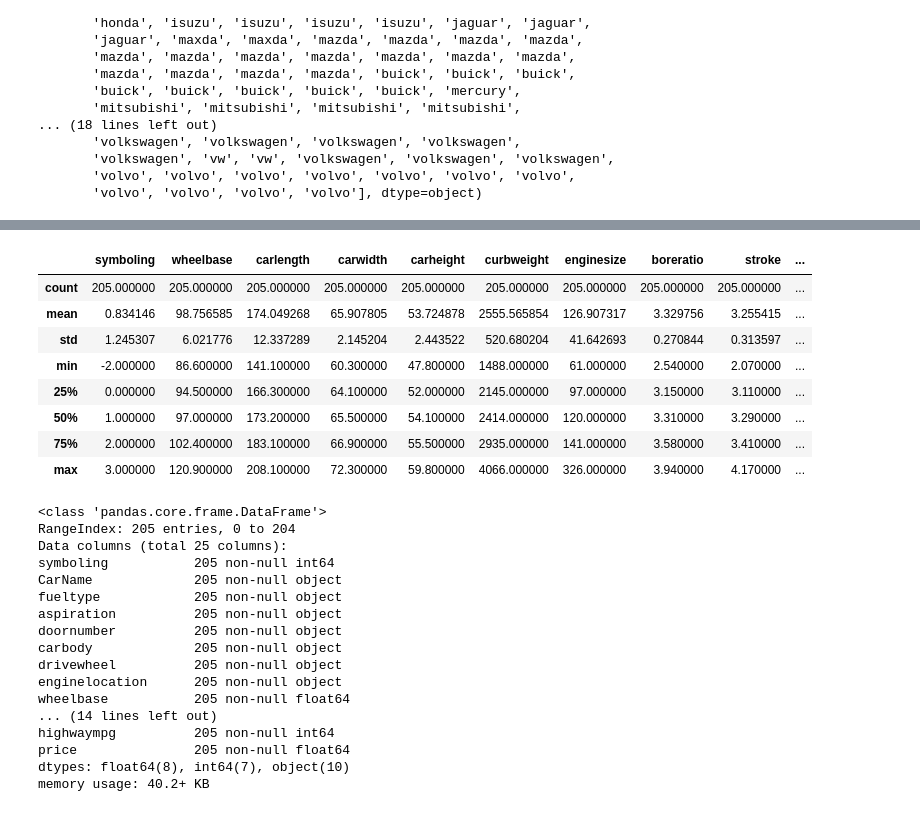
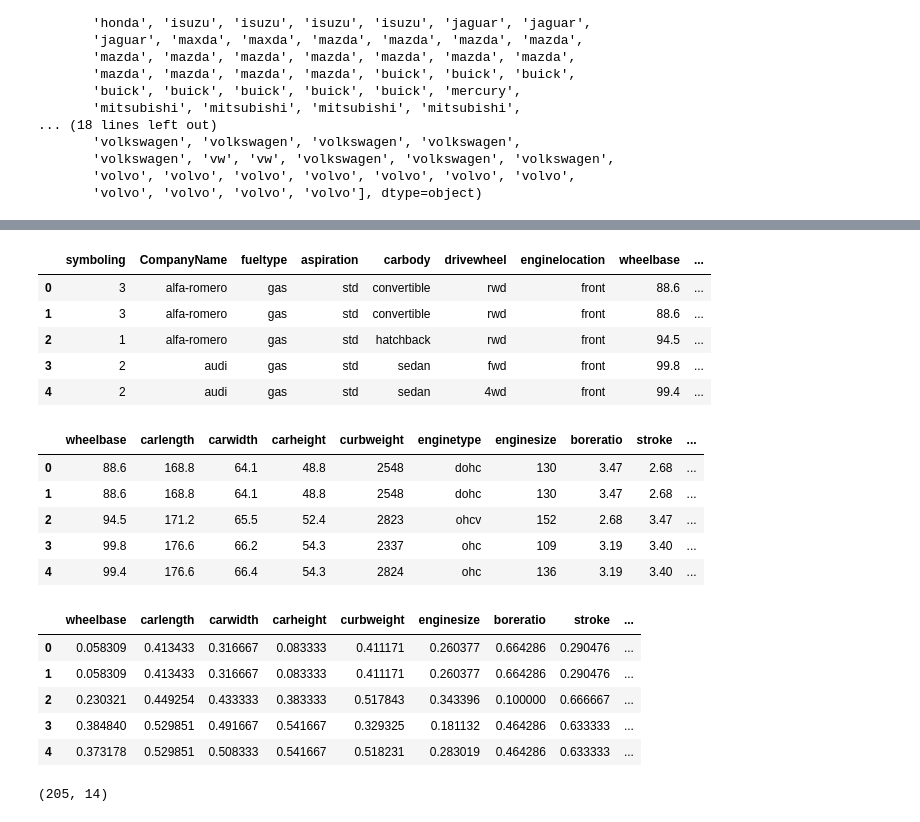
Before and after one commit to Bk073/car-price-prediction, a Jupyter notebook: linear_reg_fuse.ipynb, the cells around one changed output, grey strips where cells are left out. Cells and saved outputs as stored; diff of their text form; code cells hidden in the pictures.

```diff
--- a/linear_reg_fuse.ipynb
+++ b/linear_reg_fuse.ipynb
@@ -180,12 +233,11 @@ TypeError: ignored
+# %%
+car_data.drop(labels='doornumber', axis=1, inplace=True)
 # %%
-car_data.describe()
+car_data.head()
 # %% [output]
-|  | symboling | wheelbase | carlength | carwidth | carheight | curbweight | enginesize | boreratio | stroke | ... |
-| count | 205.000000 | 205.000000 | 205.000000 | 205.000000 | 205.000000 | 205.000000 | 205.000000 | 205.000000 | 205.000000 | ... |
-| mean | 0.834146 | 98.756585 | 174.049268 | 65.907805 | 53.724878 | 2555.565854 | 126.907317 | 3.329756 | 3.255415 | ... |
-| std | 1.245307 | 6.021776 | 12.337289 | 2.145204 | 2.443522 | 520.680204 | 41.642693 | 0.270844 | 0.313597 | ... |
-| min | -2.000000 | 86.600000 | 141.100000 | 60.300000 | 47.800000 | 1488.000000 | 61.000000 | 2.540000 | 2.070000 | ... |
-| 25% | 0.000000 | 94.500000 | 166.300000 | 64.100000 | 52.000000 | 2145.000000 | 97.000000 | 3.150000 | 3.110000 | ... |
-| 50% | 1.000000 | 97.000000 | 173.200000 | 65.500000 | 54.100000 | 2414.000000 | 120.000000 | 3.310000 | 3.290000 | ... |
-| 75% | 2.000000 | 102.400000 | 183.100000 | 66.900000 | 55.500000 | 2935.000000 | 141.000000 | 3.580000 | 3.410000 | ... |
-| max | 3.000000 | 120.900000 | 208.100000 | 72.300000 | 59.800000 | 4066.000000 | 326.000000 | 3.940000 | 4.170000 | ... |
+|  | symboling | CompanyName | fueltype | aspiration | carbody | drivewheel | enginelocation | wheelbase | ... |
+| 0 | 3 | alfa-romero | gas | std | convertible | rwd | front | 88.6 | ... |
+| 1 | 3 | alfa-romero | gas | std | convertible | rwd | front | 88.6 | ... |
+| 2 | 1 | alfa-romero | gas | std | hatchback | rwd | front | 94.5 | ... |
+| 3 | 2 | audi | gas | std | sedan | fwd | front | 99.8 | ... |
+| 4 | 2 | audi | gas | std | sedan | 4wd | front | 99.4 | ... |
@@ -192,20 +246,9 @@ car_data.describe()
 # %%
-car_data.info()
+car_data.head()
 # %% [output]
-<class 'pandas.core.frame.DataFrame'>
-RangeIndex: 205 entries, 0 to 204
-Data columns (total 25 columns):
-symboling           205 non-null int64
-CarName             205 non-null object
-fueltype            205 non-null object
-aspiration          205 non-null object
-doornumber          205 non-null object
-carbody             205 non-null object
-drivewheel          205 non-null object
-enginelocation      205 non-null object
-wheelbase           205 non-null float64
-... (14 lines left out)
-highwaympg          205 non-null int64
-price               205 non-null float64
-dtypes: float64(8), int64(7), object(10)
-memory usage: 40.2+ KB
+|  | wheelbase | carlength | carwidth | carheight | curbweight | enginetype | enginesize | boreratio | stroke | ... |
+| 0 | 88.6 | 168.8 | 64.1 | 48.8 | 2548 | dohc | 130 | 3.47 | 2.68 | ... |
+| 1 | 88.6 | 168.8 | 64.1 | 48.8 | 2548 | dohc | 130 | 3.47 | 2.68 | ... |
+| 2 | 94.5 | 171.2 | 65.5 | 52.4 | 2823 | ohcv | 152 | 2.68 | 3.47 | ... |
+| 3 | 99.8 | 176.6 | 66.2 | 54.3 | 2337 | ohc | 109 | 3.19 | 3.40 | ... |
+| 4 | 99.4 | 176.6 | 66.4 | 54.3 | 2824 | ohc | 136 | 3.19 | 3.40 | ... |
@@ -213,0 +262,27 @@ one_hot = pd.get_dummies(car_data['CarName'])
+# %%
+# car_data['carheight'] = car_data['carheight'].apply(lambda x: (x - x.min())/(x.max() - x.min()))
+car_data['carheight'] = normalize(car_data['carheight'])
+car_data['carlength'] = normalize(car_data['carlength'])
+car_data['carwidth'] = normalize(car_data['carwidth'])
+car_data['curbweight'] = normalize(car_data['curbweight'])
+car_data['enginesize'] = normalize(car_data['enginesize'])
+car_data['boreratio'] = normalize(car_data['boreratio'])
+car_data['stroke'] = normalize(car_data['stroke'])
+car_data['compressionratio'] = normalize(car_data['compressionratio'])
+car_data['horsepower'] = normalize(car_data['horsepower'])
+car_data['peakrpm'] = normalize(car_data['peakrpm'])
+car_data['citympg'] = normalize(car_data['citympg'])
+car_data['highwaympg'] = normalize(car_data['highwaympg'])
+car_data['price'] = normalize(car_data['price'])
+car_data.head()
+# %% [output]
+|  | wheelbase | carlength | carwidth | carheight | curbweight | enginesize | boreratio | stroke | ... |
+| 0 | 0.058309 | 0.413433 | 0.316667 | 0.083333 | 0.411171 | 0.260377 | 0.664286 | 0.290476 | ... |
+| 1 | 0.058309 | 0.413433 | 0.316667 | 0.083333 | 0.411171 | 0.260377 | 0.664286 | 0.290476 | ... |
+| 2 | 0.230321 | 0.449254 | 0.433333 | 0.383333 | 0.517843 | 0.343396 | 0.100000 | 0.666667 | ... |
+| 3 | 0.384840 | 0.529851 | 0.491667 | 0.541667 | 0.329325 | 0.181132 | 0.464286 | 0.633333 | ... |
+| 4 | 0.373178 | 0.529851 | 0.508333 | 0.541667 | 0.518231 | 0.283019 | 0.464286 | 0.633333 | ... |
+# %%
+car_data.shape
+# %% [output]
+(205, 14)
```
Also changed, not shown: parts of 28 cells of this notebook.
